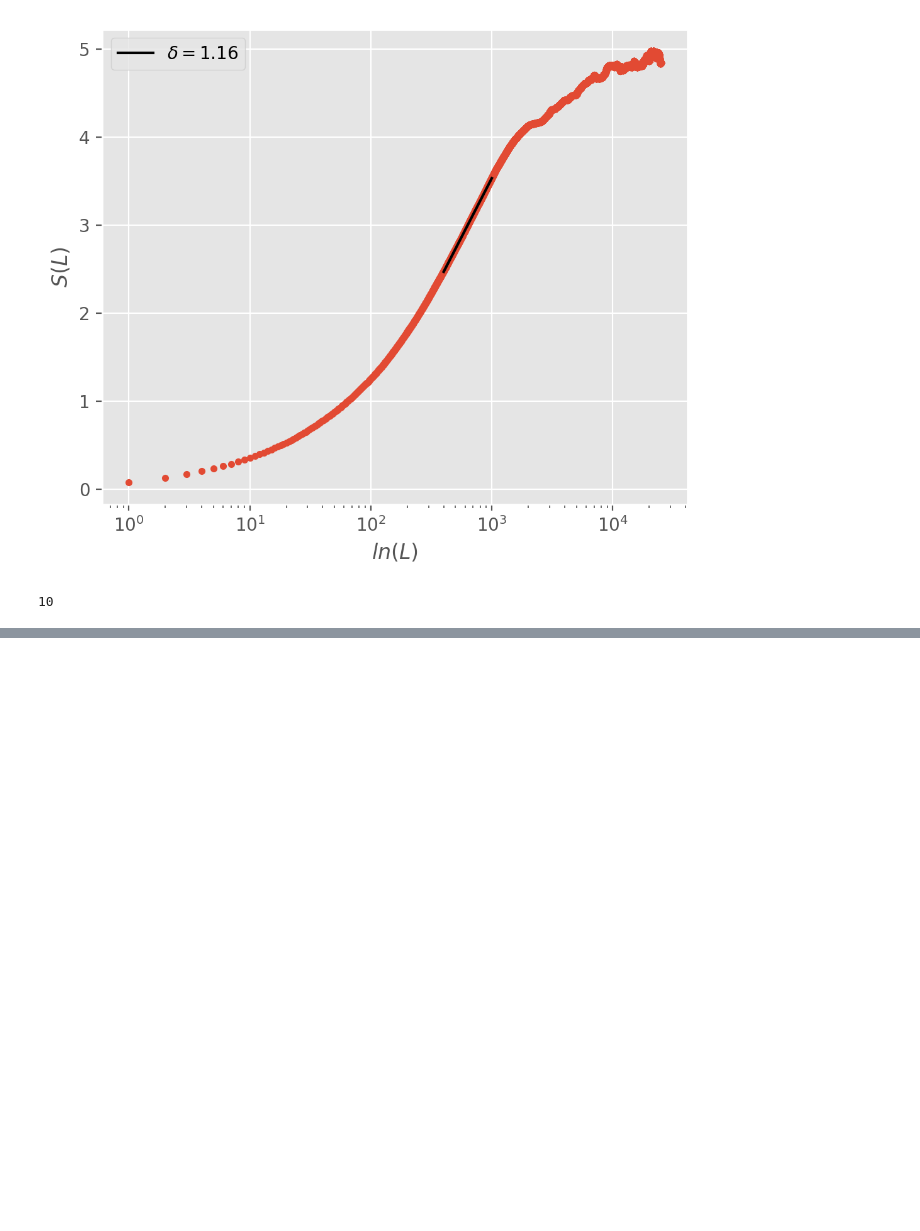
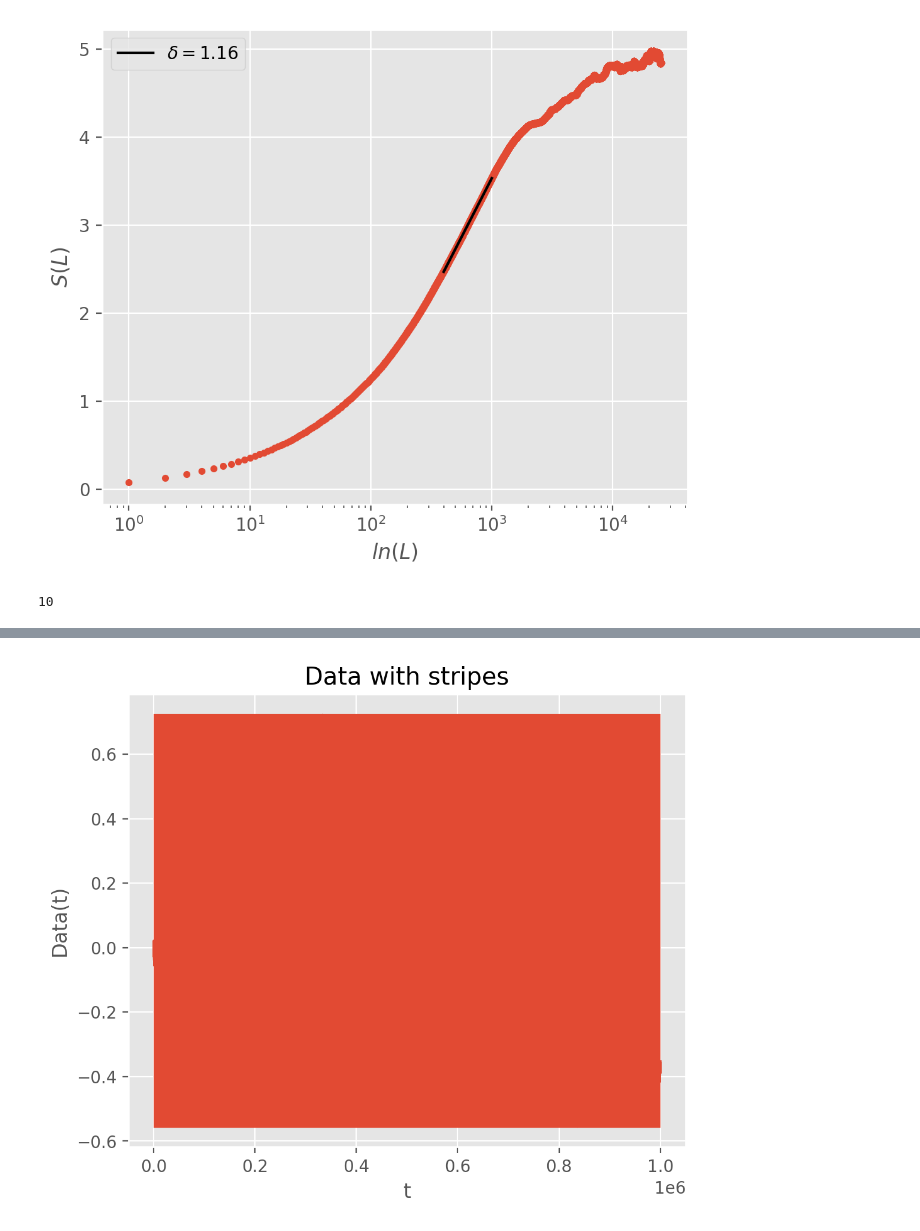
Before and after one commit to JacobBaxley/LogisticWork, a Jupyter notebook: Ensemble_Test.ipynb, the cells around one changed output, grey strips where cells are left out. Saved outputs shown, nothing was run; the diff lists cells and outputs as text; code cells hidden in the pictures; blank space fills up the shorter version.

```diff
--- a/Ensemble_Test.ipynb
+++ b/Ensemble_Test.ipynb
@@ -614,0 +663,15 @@ stripes
+# %%
+data = test
+stripes = 200
+number_of_points = 100 #may not repeat
+show_plot = True
+
+rounded_data = apply_stripes(data, stripes, True)
+event_array = find_events(rounded_data)
+diffusion_trajectory = make_trajectory(event_array)
+#window_lengths = np.arange(1, int(0.25*max(np.shape(diffusion_trajectory))), 1500) #1000 points
+taus = np.diff(np.where(np.array(event_array) == 1))
+window_lengths = np.unique(np.exp(np.arange(0,np.log(len(data)),np.log(len(data))/number_of_points)).astype(int))
+s, L = entropy(diffusion_trajectory, window_lengths) #, 'moving')
+# %% [output]
+[figure, added]
```
Also changed, not shown: parts of 20 cells of this notebook, 4 other files.
